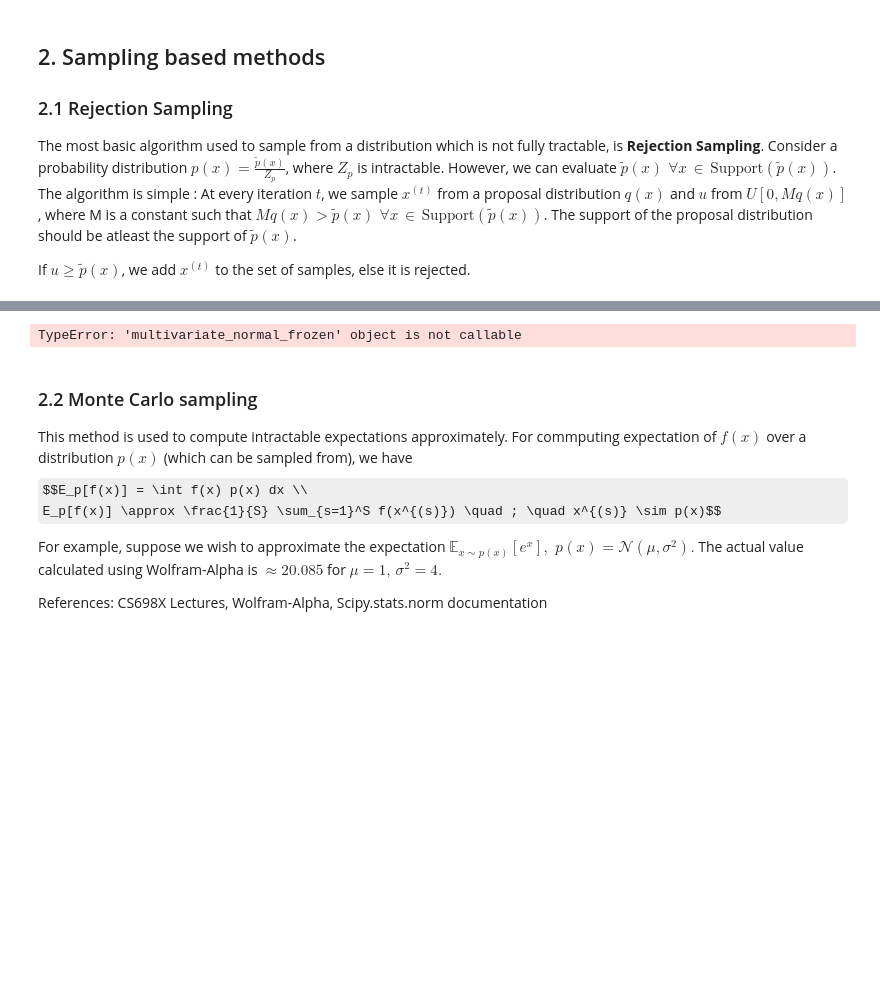
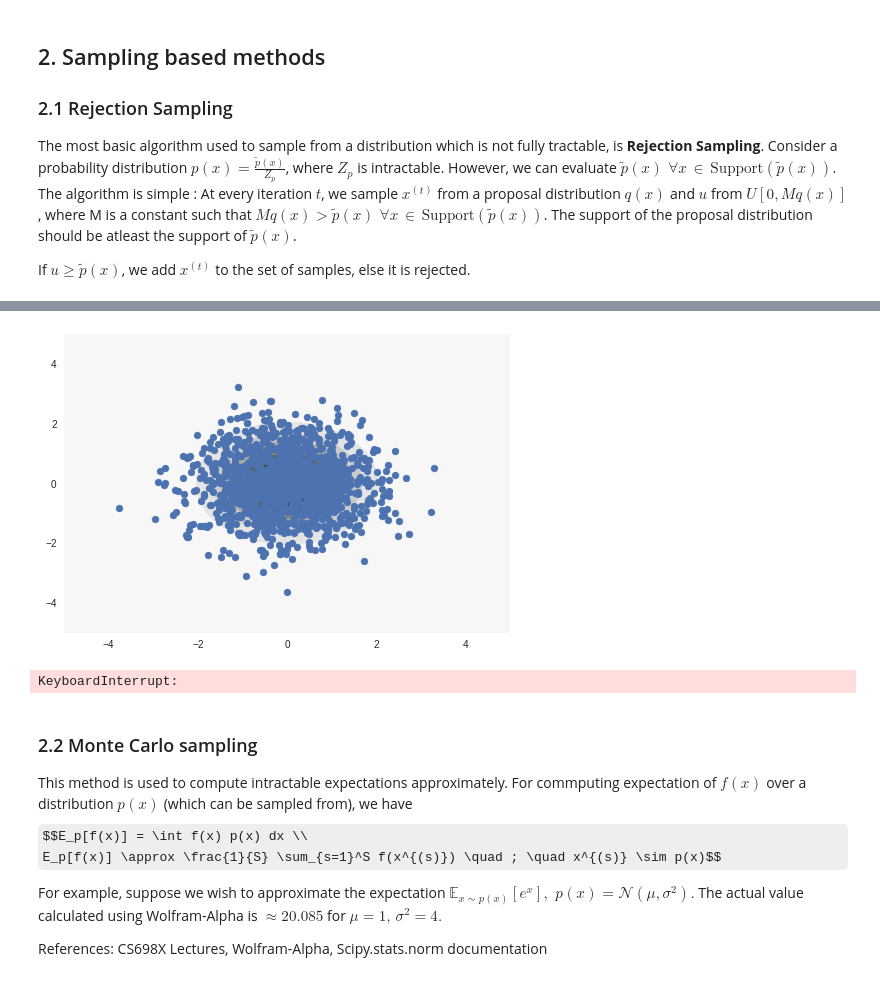
Before and after one commit to pulkitgo/Sampling-for-Approx-inference, a Jupyter notebook: PMI_Demo.ipynb, the cells around one changed output, grey strips where cells are left out. Saved outputs shown, nothing was run; the diff lists cells and outputs as text; code cells hidden in the pictures; some formulas as TeX source; blank space fills up the shorter version.

```diff
--- a/PMI_Demo.ipynb
+++ b/PMI_Demo.ipynb
@@ -72,7 +79,5 @@ rejection_sampling(p_cauchy, q, M)
 # %%
 '''2-Dimensional rejection sampling algorithm.
-   Try out different p_c (target) distributions and corresponding values of M, q(x)
-   to assess convergence time and quality
    Note: Please modify X in plot_histogram as per the distribution being tested
 '''
 N_SAMPLES = 5000
@@ -93,36 +98,37 @@ def plot_samples(samples, p_c):
     XY = np.dstack((X,Y))
     p_cXY = p_c.pdf(XY)
     STEPS = 20
-    DELTA = NUM_SAMPLES // STEPS
+    DELTA = N_SAMPLES // STEPS
 
     for step in range(STEPS):
         plt.contourf(X,Y,p_cXY)
         end = int(step*DELTA)
 
         del_samples = samples[:end+1]
         plt.scatter(*zip(*del_samples))             #Alpha = transparency of scatter plots
         display()
         clear_output(wait=True)
         plt.pause(0.1)
 
 def rejection_sampling(p_c, q, M):
     samples = []
     while len(samples) < N_SAMPLES:
         z = q.rvs()
         u = np.random.uniform(0.0, M*q.pdf(z))
         if u <= p_c.pdf(z):
             samples.append(z)
     samples = np.array(samples)
 
     plot_samples(samples,p_c)
 
 
 p_normal_2d = multivariate_normal(MU_2D, COV_2D)
 q = multivariate_normal(np.zeros((2,)),Q_VAR*np.identity(2))
 
 rejection_sampling(p_normal_2d, q, M)
 # %% [output]
+[figure, added]
-TypeError: 'multivariate_normal_frozen' object is not callable
+KeyboardInterrupt:
 # %% [markdown]
 ### 2.2 Monte Carlo sampling
 
```
Also changed, not shown: parts of 1 cell of this notebook.
